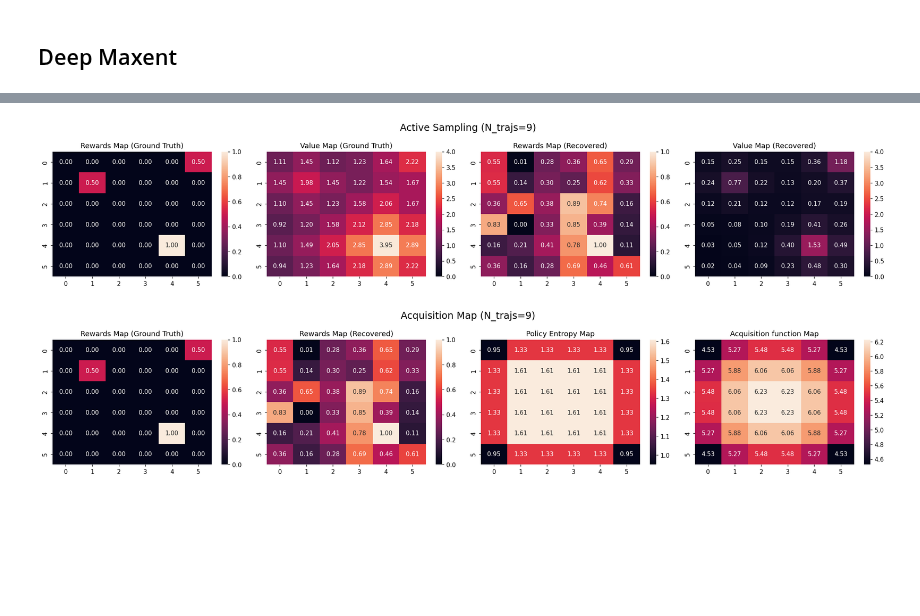
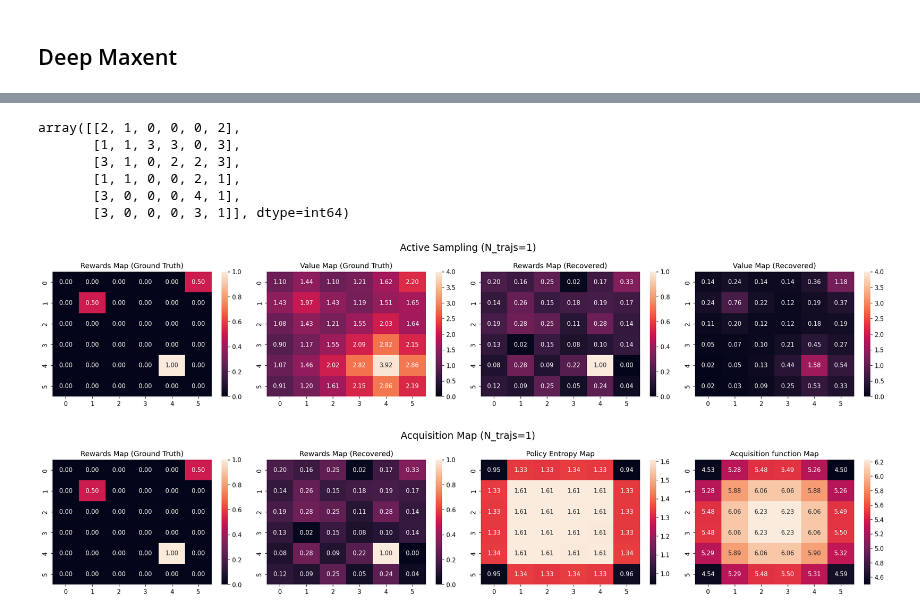
Before and after one commit to simonjisu/rl_2023spring, a Jupyter notebook: experiment.ipynb, the cells around one changed output, grey strips where cells are left out. Saved outputs shown, nothing was run; the diff lists cells and outputs as text; code cells hidden in the pictures; blank space fills up the shorter version.

```diff
--- a/experiment.ipynb
+++ b/experiment.ipynb
@@ -444,8 +284,17 @@ s=(4, 4), a=s, r=1.0, s'=(4, 4)
+# %%
+history_deepmaxent_active[9]['policy'].argmax(axis=1).reshape(6, 6, order='F')
+# %% [output]
+array([[2, 1, 0, 0, 0, 2],
+       [1, 1, 3, 3, 0, 3],
+       [3, 1, 0, 2, 2, 3],
+       [1, 1, 0, 0, 2, 1],
+       [3, 0, 0, 0, 4, 1],
+       [3, 0, 0, 0, 3, 1]], dtype=int64)
 # %%
 visualizer = Visualizer(history_deepmaxent_active, file_path=None)
-search_idx = 9
+search_idx = 1
 visualizer.draw_value_maps(search_idx)
 visualizer.draw_acq_maps(search_idx)
 # %% [output]
-[figure, old version]
+[figure, new version]
-[figure, old version]
+[figure, new version]
```
Also changed, not shown: parts of 3 cells of this notebook, 1 other file.
